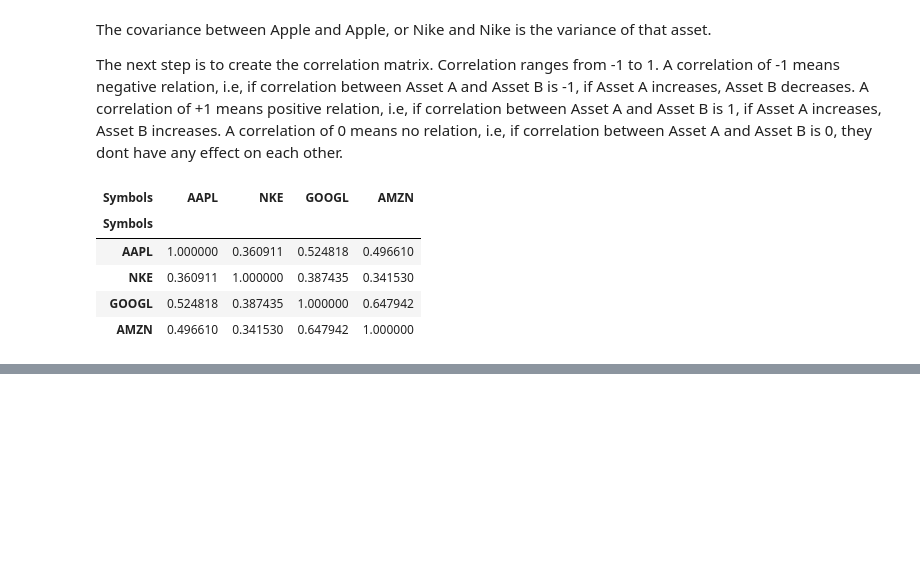
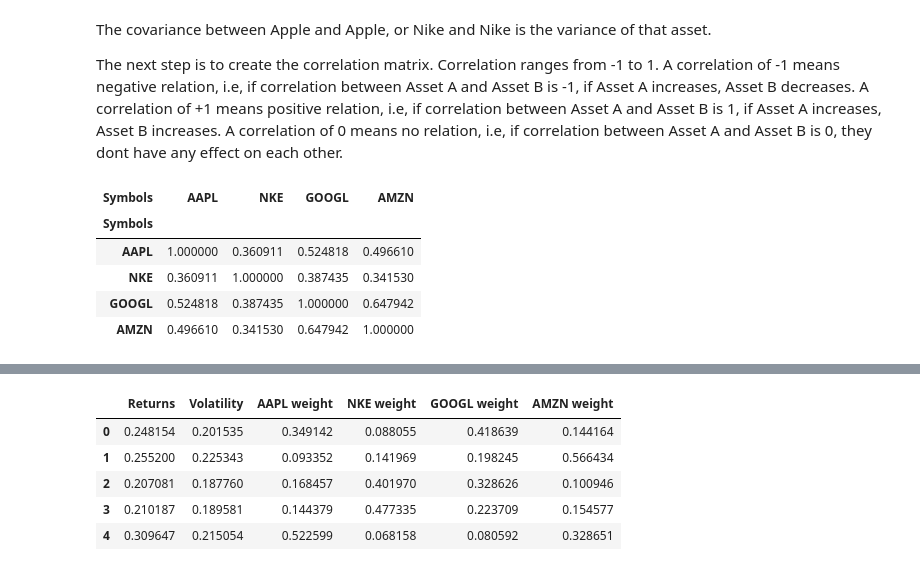
Before and after one commit to majikthise911/portfolioOptimization, a Jupyter notebook: efficientFrontier.ipynb, the cells around one changed output, grey strips where cells are left out. Saved outputs shown, nothing was run; the diff lists cells and outputs as text; code cells hidden in the pictures; blank space fills up the shorter version.

```diff
--- a/efficientFrontier.ipynb
+++ b/efficientFrontier.ipynb
@@ -270,0 +326,4 @@ corr_matrix
+# %%
+# Volatility is given by the annual standard deviation. We multiply by 250 because there are 250 trading days/year.
+ann_sd = df.pct_change().apply(lambda x: np.log(1+x)).std().apply(lambda x: x*np.sqrt(250))
+ann_sd
@@ -270,0 +382,10 @@ corr_matrix
+# %%
+portfolios  = pd.DataFrame(data)
+portfolios.head() # Dataframe of the 10000 portfolios created
+# %% [output]
+|  | Returns | Volatility | AAPL weight | NKE weight | GOOGL weight | AMZN weight |
+| 0 | 0.248154 | 0.201535 | 0.349142 | 0.088055 | 0.418639 | 0.144164 |
+| 1 | 0.255200 | 0.225343 | 0.093352 | 0.141969 | 0.198245 | 0.566434 |
+| 2 | 0.207081 | 0.187760 | 0.168457 | 0.401970 | 0.328626 | 0.100946 |
+| 3 | 0.210187 | 0.189581 | 0.144379 | 0.477335 | 0.223709 | 0.154577 |
+| 4 | 0.309647 | 0.215054 | 0.522599 | 0.068158 | 0.080592 | 0.328651 |
```
Also changed, not shown: parts of 25 cells of this notebook, 1 other file.
